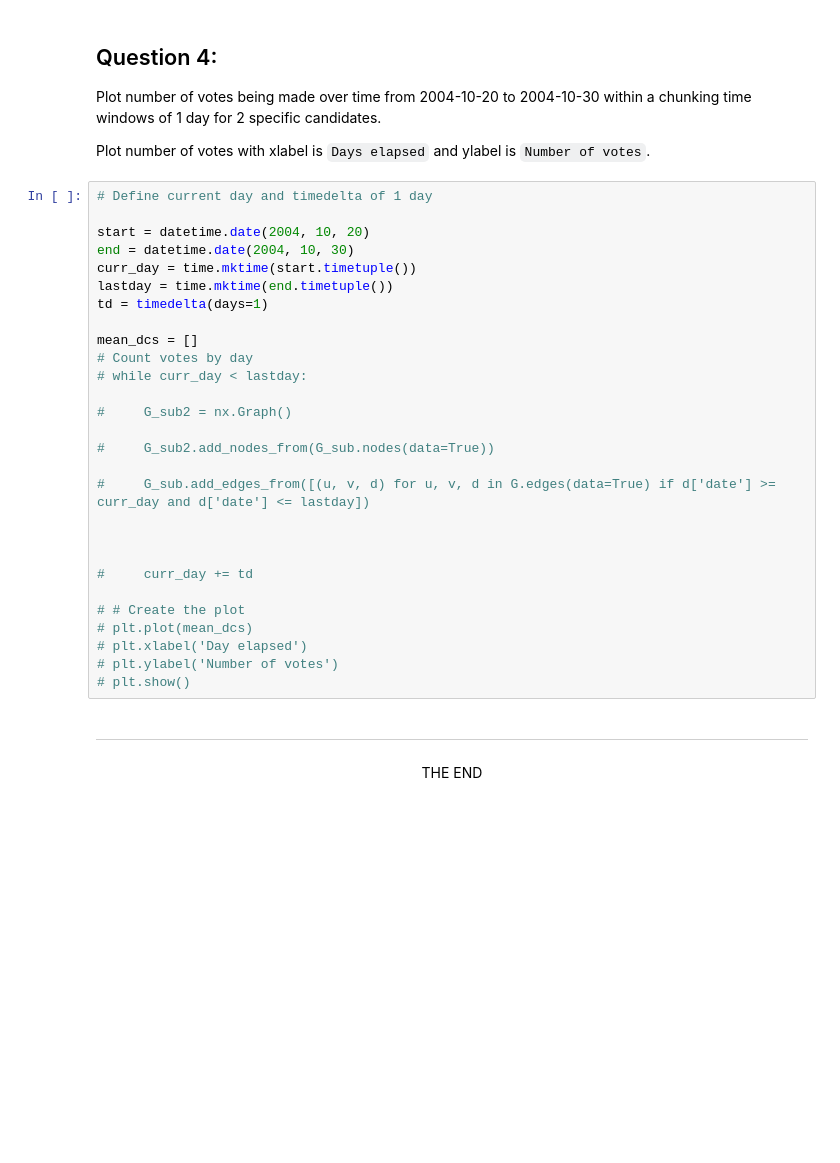
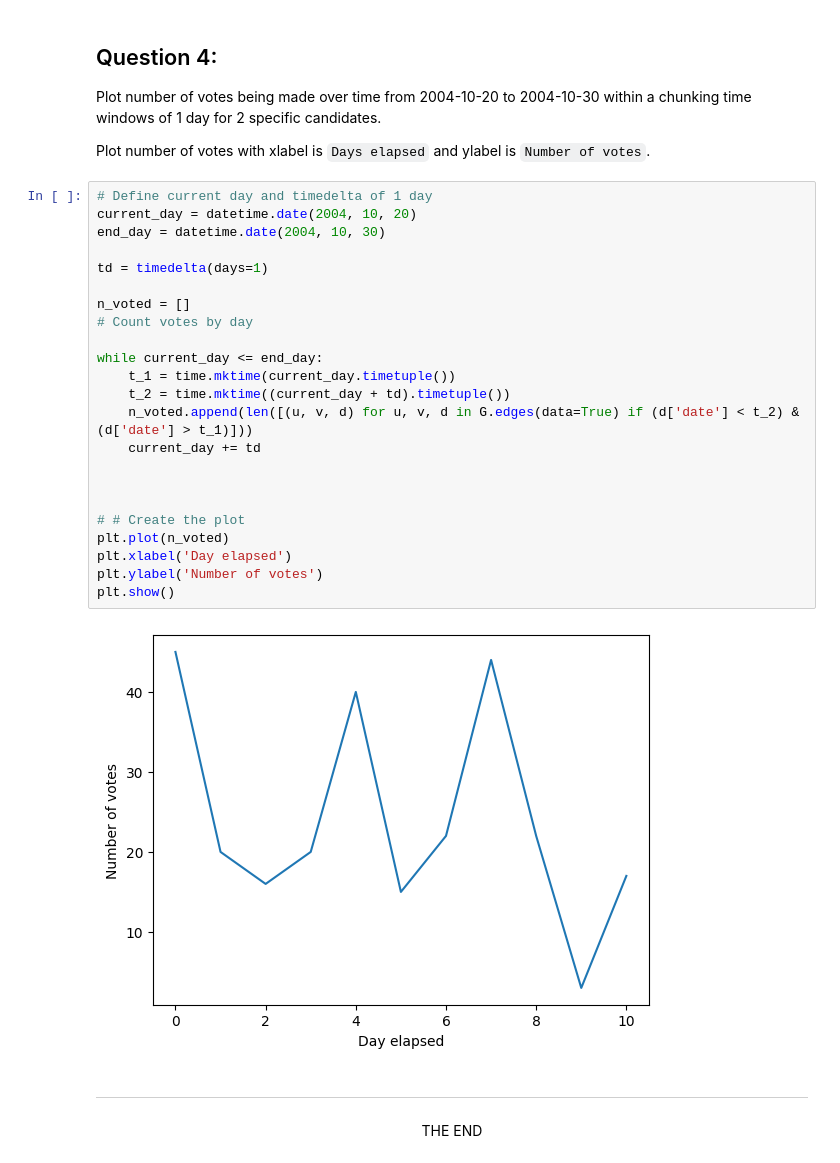
Before and after one commit to Kowalski31/Social_Network_Analysis, a Jupyter notebook: 19120689_lab_02.ipynb, the cells around one changed output. Cells and saved outputs as stored; diff of their text form; blank space fills up the shorter version.

```diff
--- a/19120689_lab_02.ipynb
+++ b/19120689_lab_02.ipynb
@@ -195,32 +195,29 @@ Plot number of votes being made over time from 2004-10-20 to 2004-10-30 within a
 Plot number of votes with xlabel is `Days elapsed` and ylabel is `Number of votes`.
 # %%
 # Define current day and timedelta of 1 day
+current_day = datetime.date(2004, 10, 20)
+end_day = datetime.date(2004, 10, 30)
 
-start = datetime.date(2004, 10, 20)
-end = datetime.date(2004, 10, 30)
-curr_day = time.mktime(start.timetuple())
-lastday = time.mktime(end.timetuple())
 td = timedelta(days=1)
 
-mean_dcs = []
+n_voted = []
 # Count votes by day
-# while curr_day < lastday:
 
-#     G_sub2 = nx.Graph()
-
-#     G_sub2.add_nodes_from(G_sub.nodes(data=True))
-
-#     G_sub.add_edges_from([(u, v, d) for u, v, d in G.edges(data=True) if d['date'] >= curr_day and d['date'] <= lastday])
+while current_day <= end_day:
+    t_1 = time.mktime(current_day.timetuple())
+    t_2 = time.mktime((current_day + td).timetuple())
+    n_voted.append(len([(u, v, d) for u, v, d in G.edges(data=True) if (d['date'] < t_2) & (d['date'] > t_1)]))
+    current_day += td
 
 
 
-#     curr_day += td
-
 # # Create the plot
-# plt.plot(mean_dcs)
-# plt.xlabel('Day elapsed')
-# plt.ylabel('Number of votes')
-# plt.show()
+plt.plot(n_voted)
+plt.xlabel('Day elapsed')
+plt.ylabel('Number of votes')
+plt.show()
+# %% [output]
+[figure, added]
 # %% [markdown]
 ---
 <center>THE END</center>
```
Also changed, not shown: parts of 2 cells of this notebook.
